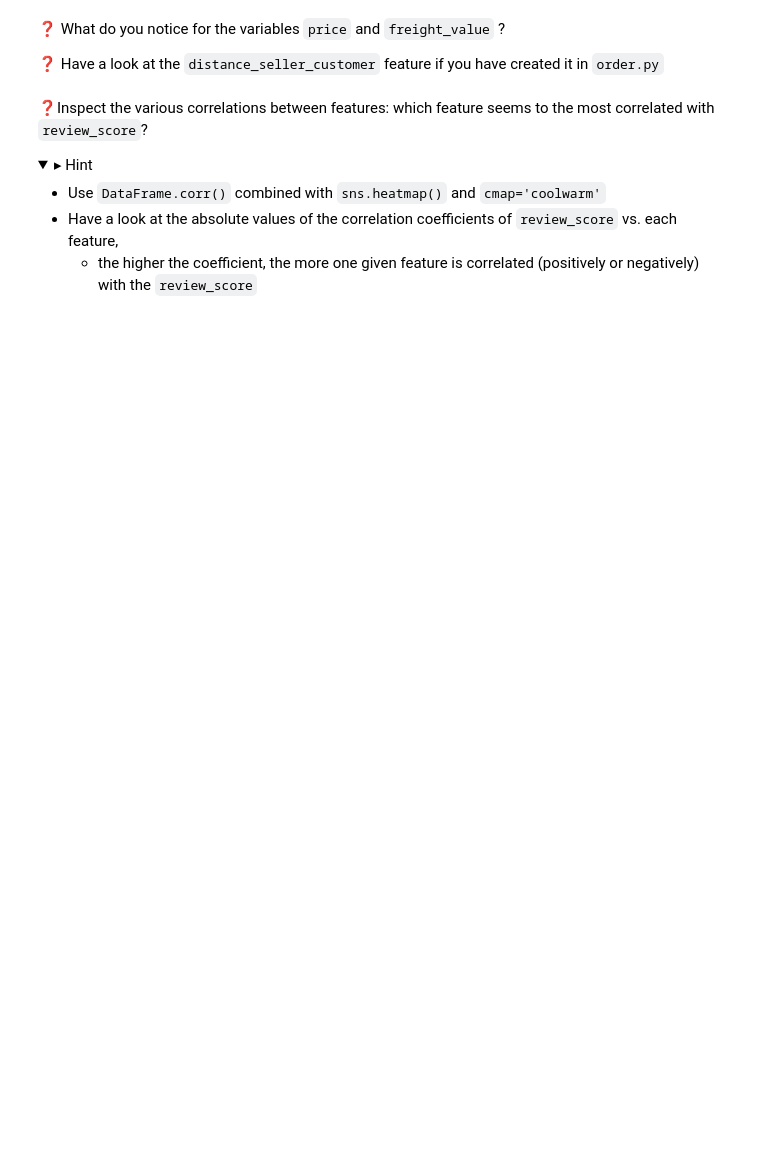
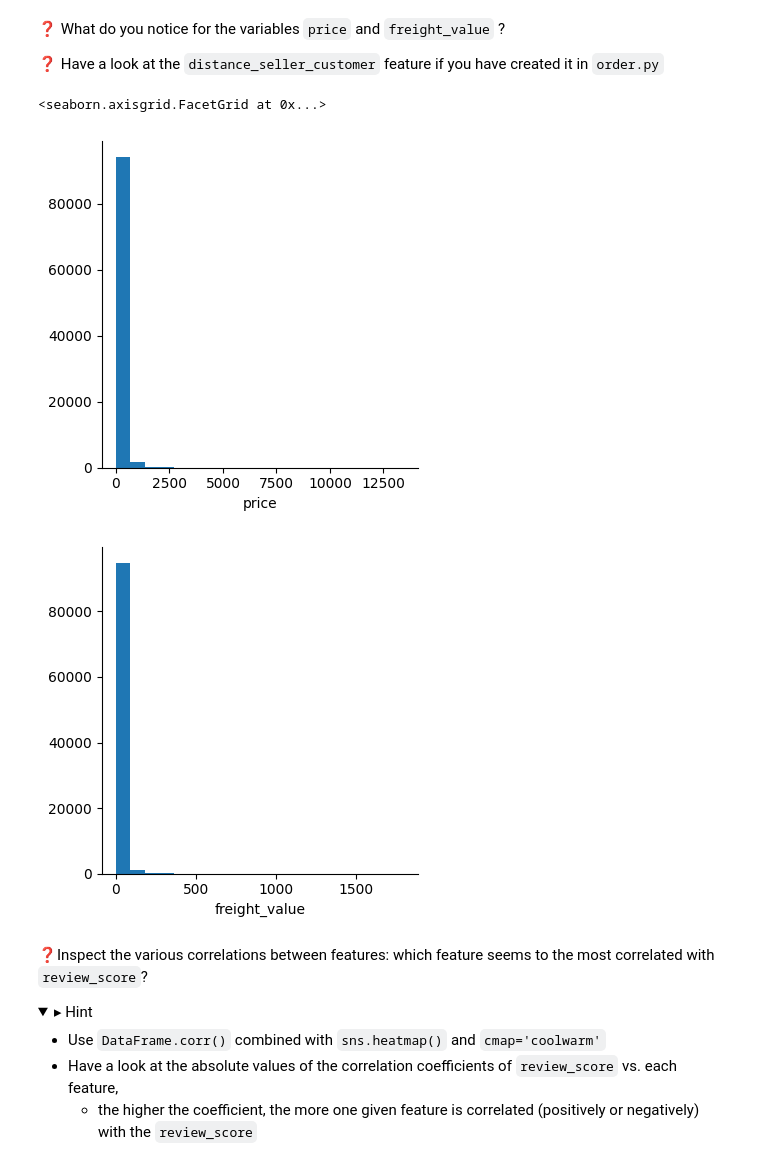
Before and after one commit to tanushrin/data-simple-analysis, a Jupyter notebook: simple_analysis.ipynb, the cells around one changed output. Saved outputs shown, nothing was run; the diff lists cells and outputs as text; code cells hidden in the pictures; folded sections open; blank space fills up the shorter version.

```diff
--- a/simple_analysis.ipynb
+++ b/simple_analysis.ipynb
@@ -55,3 +86,12 @@ else:
+# %%
+# YOUR CODE HERE
+# create a sns.FacetGrid() of histograms for variables price and freight_value
+sns.FacetGrid(data=orders, height=4).map(plt.hist, 'price', bins=20)
+sns.FacetGrid(data=orders, height=4).map(plt.hist, 'freight_value', bins=20)
+# %% [output]
+<seaborn.axisgrid.FacetGrid at 0x...>
+[figure, added]
+[figure, added]
 # %% [markdown]
 ❓Inspect the various correlations between features: which feature seems to the most correlated with `review_score`?
 
```
Also changed, not shown: parts of 12 cells of this notebook.
